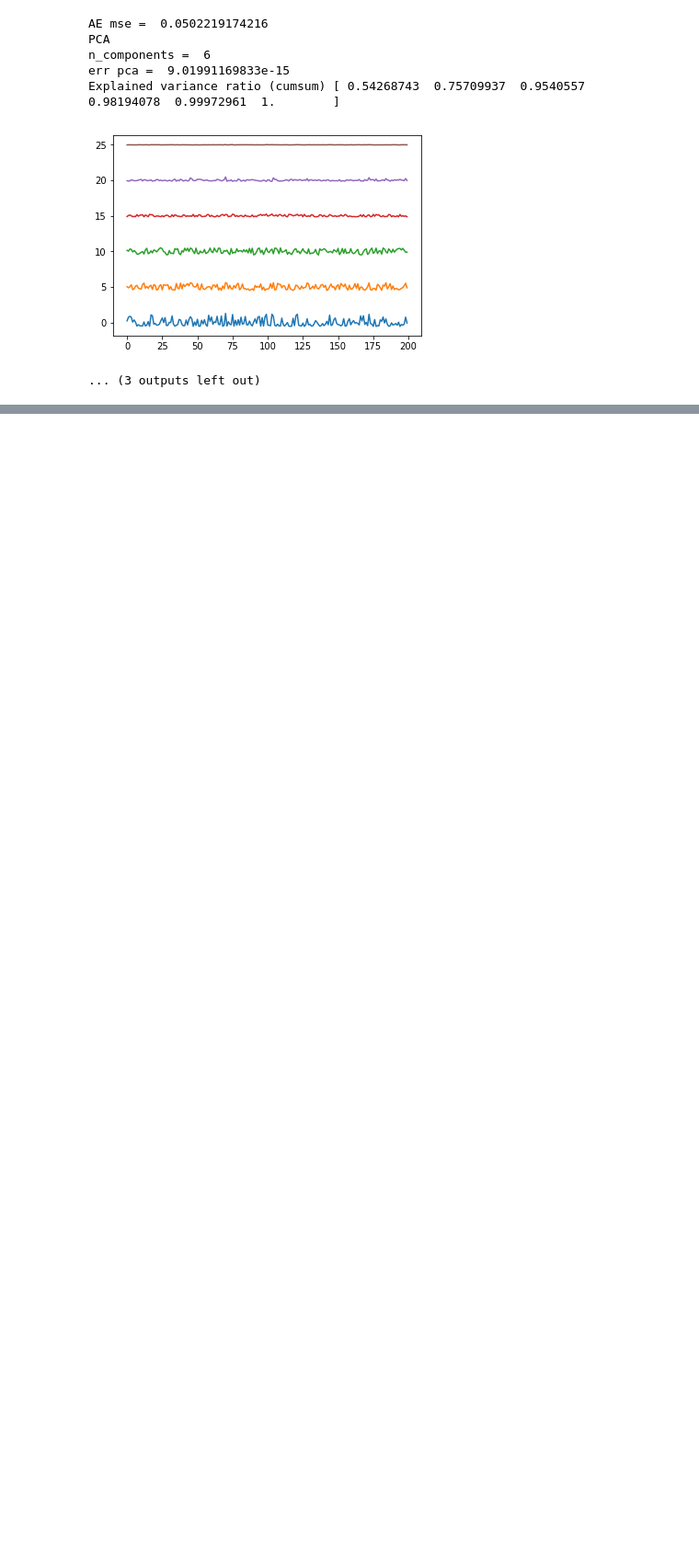
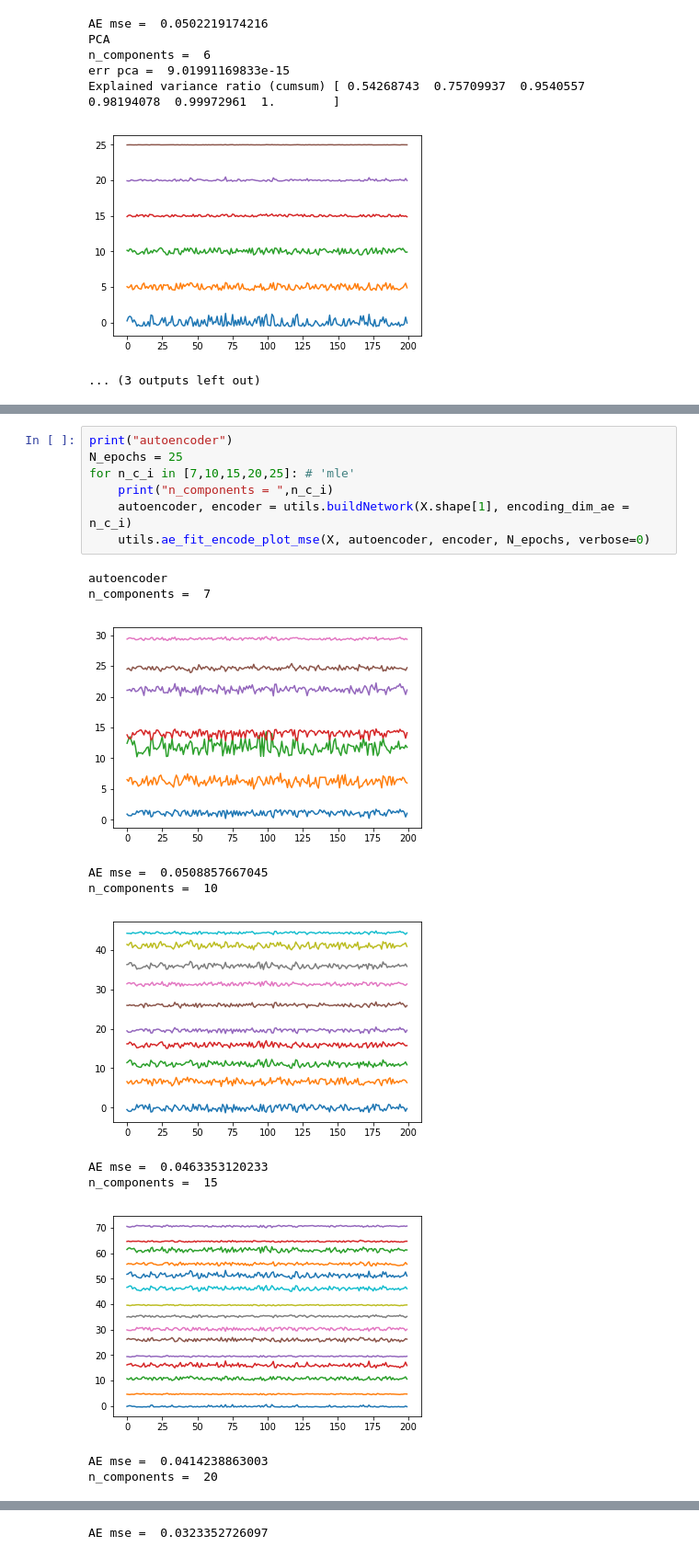
Before and after one commit to shadiakiki1986/test-ml, a Jupyter notebook: t1e1_pca_ae_nonlinear-2-unchained.ipynb, the cells around one changed output, grey strips where cells are left out. Shown at 92% size. Saved outputs shown, nothing was run; the diff lists cells and outputs as text; blank space fills up the shorter version.

```diff
--- a/t1e1_pca_ae_nonlinear-2-unchained.ipynb
+++ b/t1e1_pca_ae_nonlinear-2-unchained.ipynb
@@ -124,0 +127,19 @@ Explained variance ratio (cumsum) [ 0.54268743  0.75709937  0.9540557   0.981940
+# %%
+print("autoencoder")
+N_epochs = 25
+for n_c_i in [7,10,15,20,25]: # 'mle'
+    print("n_components = ",n_c_i)
+    autoencoder, encoder = utils.buildNetwork(X.shape[1], encoding_dim_ae = n_c_i)
+    utils.ae_fit_encode_plot_mse(X, autoencoder, encoder, N_epochs, verbose=0)
+# %% [output]
+autoencoder
+n_components =  7
+[figure, added]
+AE mse =  0.0508857667045
+n_components =  10
+[figure, added]
+AE mse =  0.0463353120233
+n_components =  15
+[figure, added]
+AE mse =  0.0414238863003
+n_components =  20
@@ -124,0 +150 @@ Explained variance ratio (cumsum) [ 0.54268743  0.75709937  0.9540557   0.981940
+AE mse =  0.0323352726097
```
Also changed, not shown: parts of 2 cells of this notebook, 1 other file.
